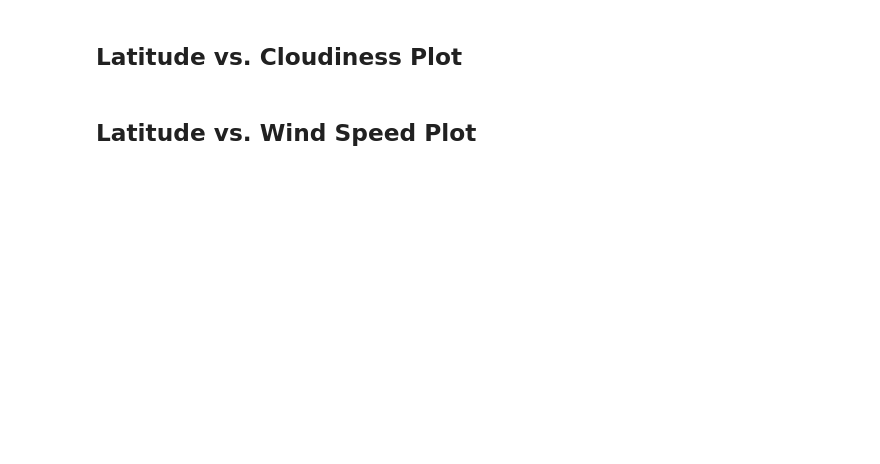
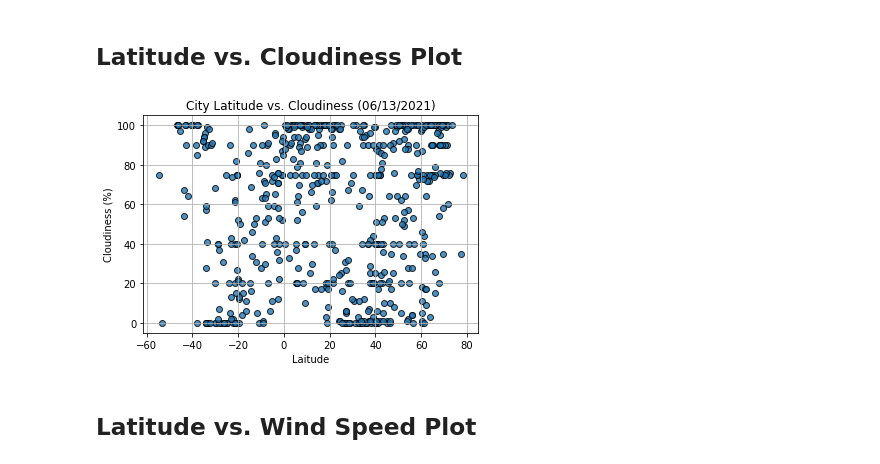
Before and after one commit to emansuetti/Python_API_Challenge, a Jupyter notebook: WeatherPy.ipynb, the cells around one changed output. Drawn from its saved outputs; the diff is of its cells as text; code cells hidden in the pictures; blank space fills up the shorter version.

```diff
--- a/WeatherPy.ipynb
+++ b/WeatherPy.ipynb
@@ -125,4 +234,25 @@ Skip this step if there are no cities that have humidity > 100%.
 # %% [markdown]
 ## Latitude vs. Cloudiness Plot
+# %%
+# Latitude vs. Cloudiness Plot
+plt.scatter(clean_city_data["Lat"], clean_city_data["Cloudiness"], edgecolor = "black",
+            linewidths=1, marker="o", alpha=0.8, label="Cities")
+
+# Set title
+plt.title("City Latitude vs. Cloudiness (06/13/2021)")
+
+# Set x axis label
+plt.xlabel("Laitude")
+
+# Set y axis label
+plt.ylabel("Cloudiness (%)")
+
+# Set grid line
+plt.grid(True)
+
+# Save the plotted figure as .pngs
+plt.savefig("Images/City Latitude vs Cloudiness.png")
+# %% [output]
+[figure, added]
 # %% [markdown]
 ## Latitude vs. Wind Speed Plot
```
Also changed, not shown: parts of 12 cells of this notebook, 5 other files.
